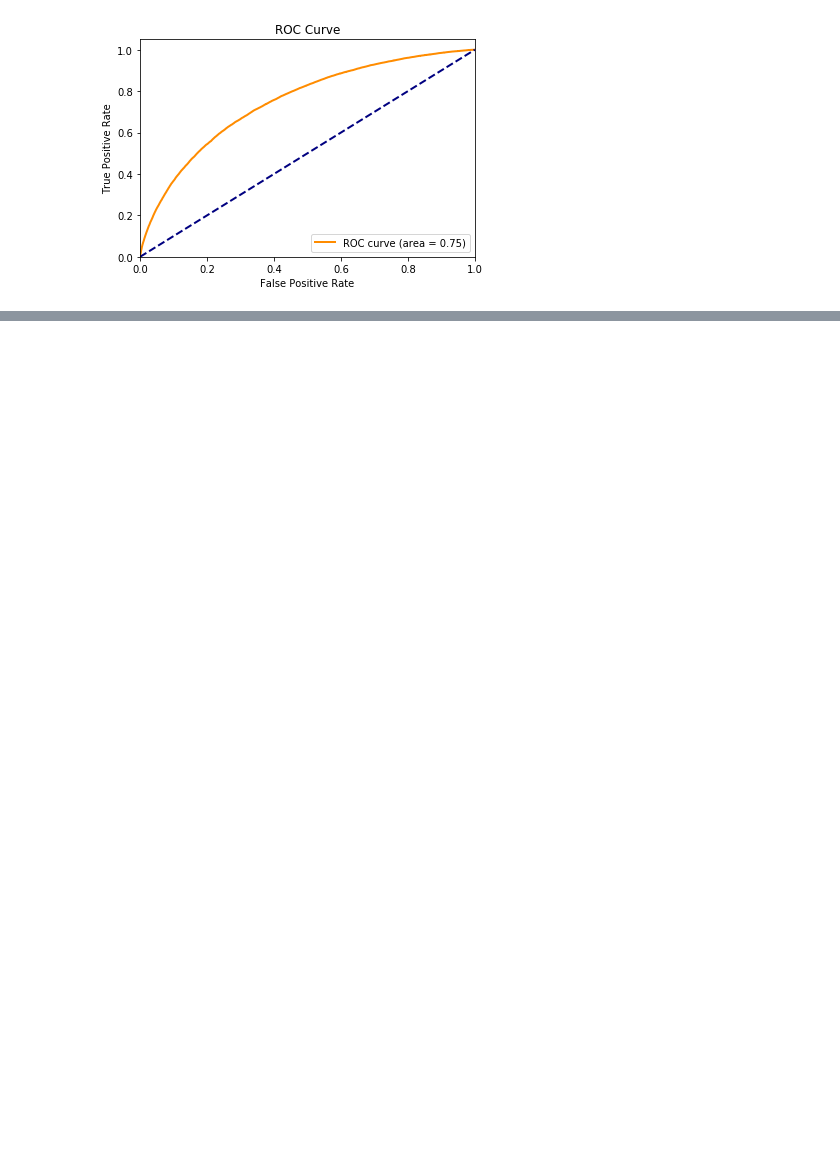
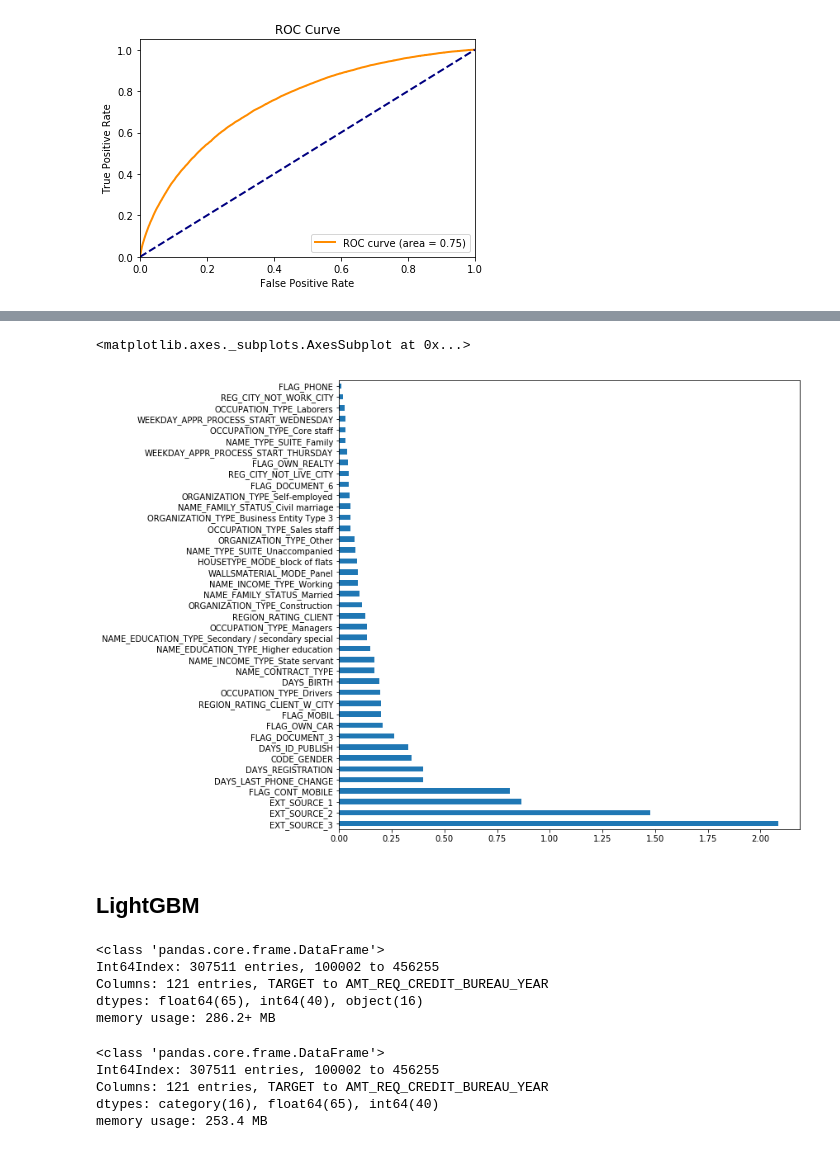
Before and after one commit to jack89roberts/kaggle-home-credit-default-risk, a Jupyter notebook: home_credit_default_risk.ipynb, the cells around one changed output, grey strips where cells are left out. Cells and saved outputs as stored; diff of their text form; code cells hidden in the pictures; blank space fills up the shorter version.

```diff
--- a/home_credit_default_risk.ipynb
+++ b/home_credit_default_risk.ipynb
@@ -316,0 +350,22 @@ Fitting 5 folds for each of 5 candidates, totalling 25 fits
+# %%
+'''
+%%timeit -n1 -r1
+
+clf = LogisticRegressionCV(verbose=1,n_jobs=-1,
+                           solver='liblinear',penalty='l1',
+                           scoring='roc_auc',class_weight='balanced',
+                           cv=2,Cs=np.logspace(-2,2,10))
+clf.fit(X,y_true)
+
+plt.errorbar(clf.Cs_,
+             np.mean(clf.scores_[1],axis=0),
+             np.std(clf.scores_[1],axis=0)/np.sqrt(clf.scores_[1].shape[0]),
+             marker='o')
+
+display(pd.DataFrame({'C':clf.Cs_,
+              'mean':np.mean(clf.scores_[1],axis=0),
+              'std':np.std(clf.scores_[1],axis=0)}))
+
+print('Done!')
+#started 16:59
+''';
@@ -316,0 +447,29 @@ Fitting 5 folds for each of 5 candidates, totalling 25 fits
+# %%
+tmp=pd.Series(coefs[5],index=df.drop('TARGET',axis=1).columns)
+plt.figure(figsize=(10,10))
+tmp[tmp!=0].abs().sort_values(ascending=False).plot.barh()
+# %% [output]
+<matplotlib.axes._subplots.AxesSubplot at 0x...>
+[figure, added]
+# %% [markdown]
+## LightGBM
+# %%
+df = pd.read_csv('input/application_train.csv',index_col='SK_ID_CURR')
+df.info()
+# %% [output]
+<class 'pandas.core.frame.DataFrame'>
+Int64Index: 307511 entries, 100002 to 456255
+Columns: 121 entries, TARGET to AMT_REQ_CREDIT_BUREAU_YEAR
+dtypes: float64(65), int64(40), object(16)
+memory usage: 286.2+ MB
+# %%
+for col in cols_categ:
+    df[col] = df[col].astype('category')
+
+df.info()
+# %% [output]
+<class 'pandas.core.frame.DataFrame'>
+Int64Index: 307511 entries, 100002 to 456255
+Columns: 121 entries, TARGET to AMT_REQ_CREDIT_BUREAU_YEAR
+dtypes: category(16), float64(65), int64(40)
+memory usage: 253.4 MB
```
Also changed, not shown: parts of 18 cells of this notebook, 2 other files.
